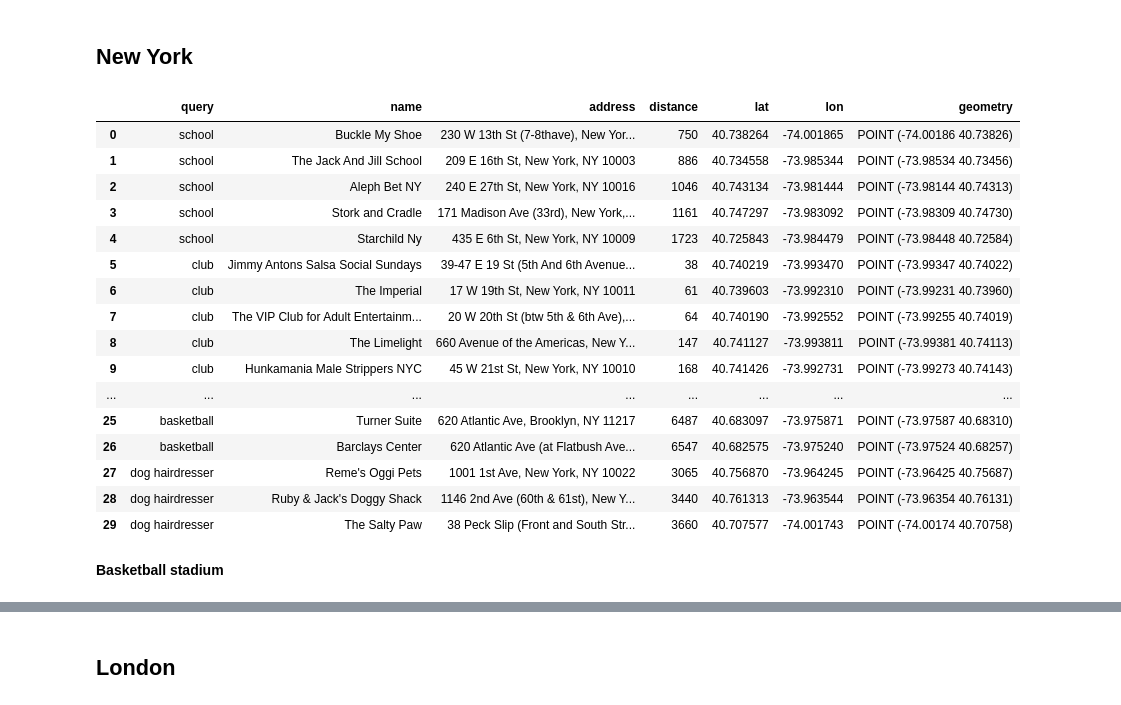
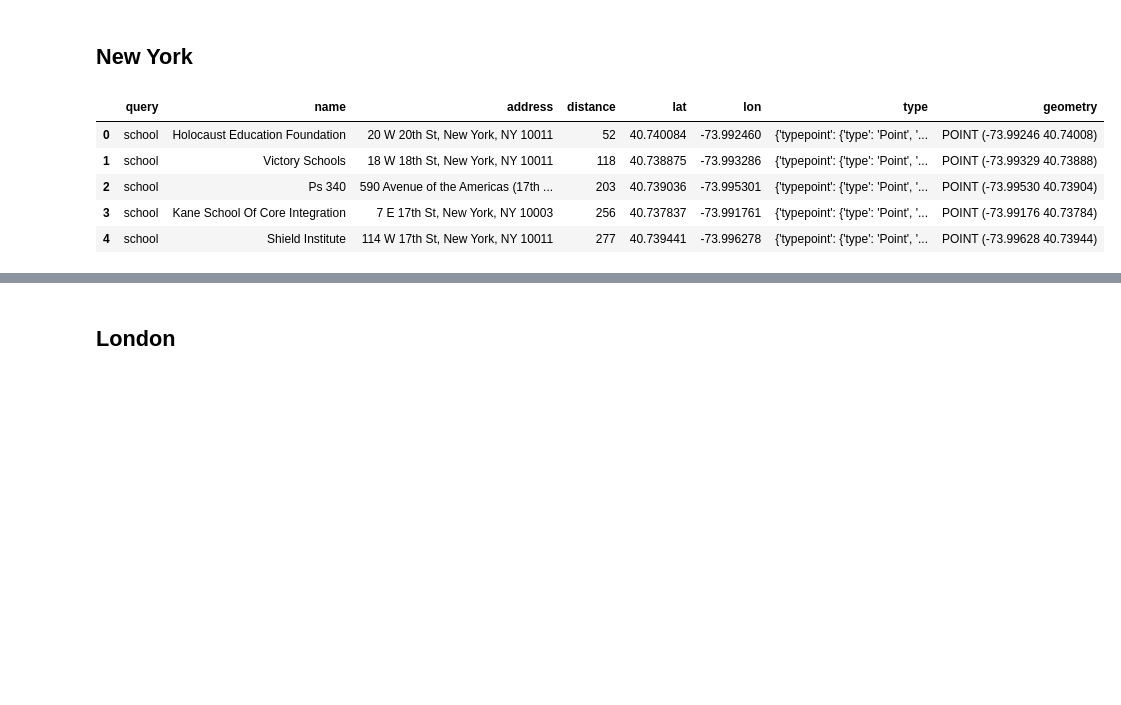
Before and after one commit to mplanasgit/project-3, a Jupyter notebook: comparing.ipynb, the cells around one changed output, grey strips where cells are left out. Cells and saved outputs as stored; diff of their text form; code cells hidden in the pictures; blank space fills up the shorter version.

```diff
--- a/comparing.ipynb
+++ b/comparing.ipynb
@@ -329,24 +234,11 @@ sanfran_df
 # %%
 # newyork_df = getEverythingFoursquare(newyork)
 # %%
-newyork_df
+newyork_df.head()
 # %% [output]
-|  | query | name | address | distance | lat | lon | geometry |
-| 0 | school | Buckle My Shoe | 230 W 13th St (7-8thave), New Yor... | 750 | 40.738264 | -74.001865 | POINT (-74.00186 40.73826) |
-| 1 | school | The Jack And Jill School | 209 E 16th St, New York, NY 10003 | 886 | 40.734558 | -73.985344 | POINT (-73.98534 40.73456) |
-| 2 | school | Aleph Bet NY | 240 E 27th St, New York, NY 10016 | 1046 | 40.743134 | -73.981444 | POINT (-73.98144 40.74313) |
-| 3 | school | Stork and Cradle | 171 Madison Ave (33rd), New York,... | 1161 | 40.747297 | -73.983092 | POINT (-73.98309 40.74730) |
-| 4 | school | Starchild Ny | 435 E 6th St, New York, NY 10009 | 1723 | 40.725843 | -73.984479 | POINT (-73.98448 40.72584) |
-| 5 | club | Jimmy Antons Salsa Social Sundays | 39-47 E 19 St (5th And 6th Avenue... | 38 | 40.740219 | -73.993470 | POINT (-73.99347 40.74022) |
-| 6 | club | The Imperial | 17 W 19th St, New York, NY 10011 | 61 | 40.739603 | -73.992310 | POINT (-73.99231 40.73960) |
-| 7 | club | The VIP Club for Adult Entertainm... | 20 W 20th St (btw 5th & 6th Ave),... | 64 | 40.740190 | -73.992552 | POINT (-73.99255 40.74019) |
-| 8 | club | The Limelight | 660 Avenue of the Americas, New Y... | 147 | 40.741127 | -73.993811 | POINT (-73.99381 40.74113) |
-| 9 | club | Hunkamania Male Strippers NYC | 45 W 21st St, New York, NY 10010 | 168 | 40.741426 | -73.992731 | POINT (-73.99273 40.74143) |
-| ... | ... | ... | ... | ... | ... | ... | ... |
-| 25 | basketball | Turner Suite | 620 Atlantic Ave, Brooklyn, NY 11217 | 6487 | 40.683097 | -73.975871 | POINT (-73.97587 40.68310) |
-| 26 | basketball | Barclays Center | 620 Atlantic Ave (at Flatbush Ave... | 6547 | 40.682575 | -73.975240 | POINT (-73.97524 40.68257) |
-| 27 | dog hairdresser | Reme's Oggi Pets | 1001 1st Ave, New York, NY 10022 | 3065 | 40.756870 | -73.964245 | POINT (-73.96425 40.75687) |
-| 28 | dog hairdresser | Ruby & Jack's Doggy Shack | 1146 2nd Ave (60th & 61st), New Y... | 3440 | 40.761313 | -73.963544 | POINT (-73.96354 40.76131) |
-| 29 | dog hairdresser | The Salty Paw | 38 Peck Slip (Front and South Str... | 3660 | 40.707577 | -74.001743 | POINT (-74.00174 40.70758) |
+|  | query | name | address | distance | lat | lon | type | geometry |
+| 0 | school | Holocaust Education Foundation | 20 W 20th St, New York, NY 10011 | 52 | 40.740084 | -73.992460 | {'typepoint': {'type': 'Point', '... | POINT (-73.99246 40.74008) |
+| 1 | school | Victory Schools | 18 W 18th St, New York, NY 10011 | 118 | 40.738875 | -73.993286 | {'typepoint': {'type': 'Point', '... | POINT (-73.99329 40.73888) |
+| 2 | school | Ps 340 | 590 Avenue of the Americas (17th ... | 203 | 40.739036 | -73.995301 | {'typepoint': {'type': 'Point', '... | POINT (-73.99530 40.73904) |
+| 3 | school | Kane School Of Core Integration | 7 E 17th St, New York, NY 10003 | 256 | 40.737837 | -73.991761 | {'typepoint': {'type': 'Point', '... | POINT (-73.99176 40.73784) |
+| 4 | school | Shield Institute | 114 W 17th St, New York, NY 10011 | 277 | 40.739441 | -73.996278 | {'typepoint': {'type': 'Point', '... | POINT (-73.99628 40.73944) |
-# %% [markdown]
-**Basketball stadium**
```
Also changed, not shown: parts of 63 cells of this notebook, 13 other files.
